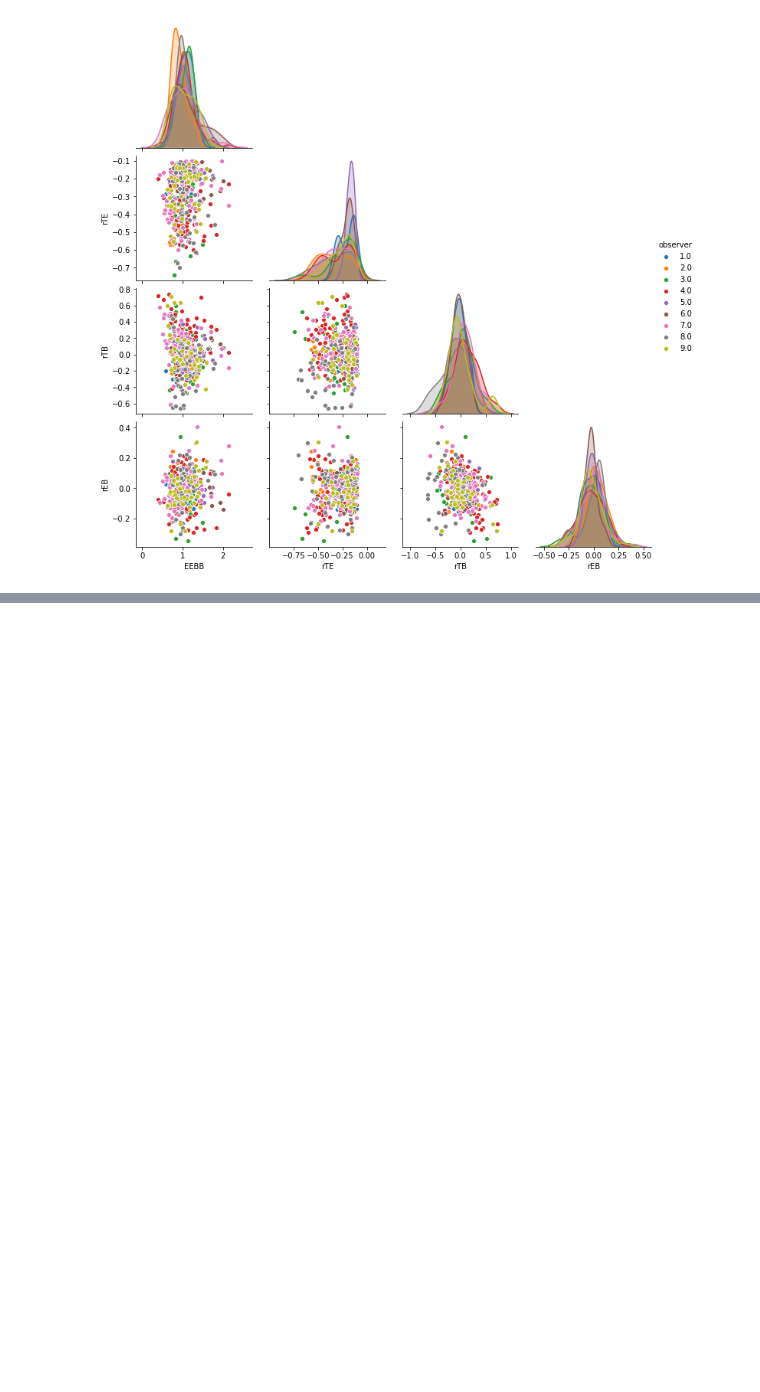
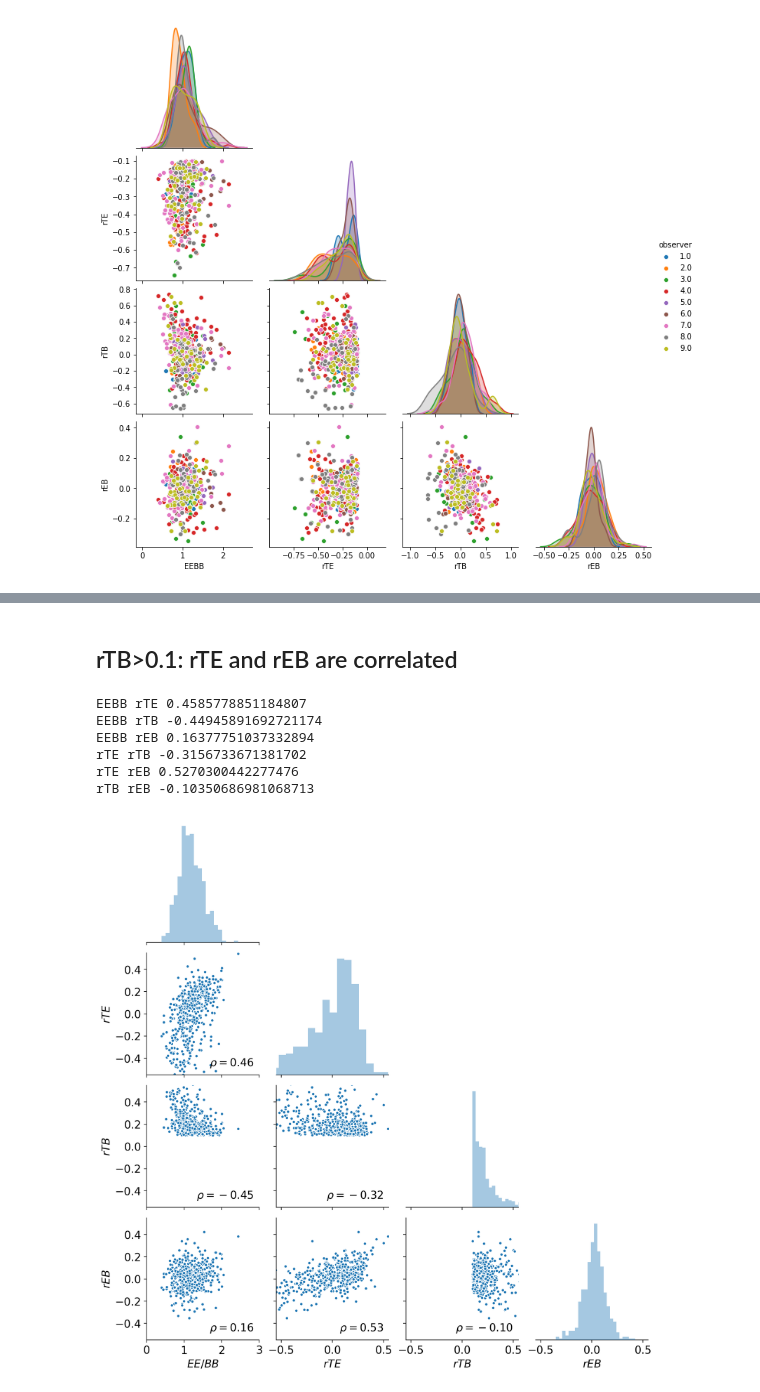
Before and after one commit to changgoo/TIGRESS-TB-EB, a Jupyter notebook: notebook/namaster-cl-correlation.ipynb, the cells around one changed output, grey strips where cells are left out. Saved outputs shown, nothing was run; the diff lists cells and outputs as text; code cells hidden in the pictures; blank space fills up the shorter version.

```diff
--- a/notebook/namaster-cl-correlation.ipynb
+++ b/notebook/namaster-cl-correlation.ipynb
@@ -102,4 +141,6 @@ g.savefig('../figures/rTEp01_ratios_b60.png',bbox_inches='tight',dpi=200)
 # %%
-g = sns.pairplot(df.where((df.rTE<-0.1) & (df.EEBB<3)),hue='observer',dropna=True,corner=True)
-g.savefig('../figures/rTEn01_ratios_b60.png',bbox_inches='tight',dpi=200)
+with plt.style.context({'figure.dpi':200,'font.size':14}):
+    df_selected = df[['EEBB','rTE','rTB','rEB']].where((df.rTE<-0.1))
+    g = pair_plot_with_corr(df_selected)
+    g.savefig('../figures/rTEn01_all_{}.png'.format(bcut),bbox_inches='tight',dpi=200)
 # %% [output]
@@ -106,0 +154,15 @@ g.savefig('../figures/rTEn01_ratios_b60.png',bbox_inches='tight',dpi=200)
+# %% [markdown]
+## rTB>0.1: rTE and rEB are correlated
+# %%
+with plt.style.context({'figure.dpi':200,'font.size':14}):
+    df_selected = df[['EEBB','rTE','rTB','rEB']].where((df.rTB>0.1))
+    g = pair_plot_with_corr(df_selected)
+    g.savefig('../figures/rTBp01_all_{}.png'.format(bcut),bbox_inches='tight',dpi=200)
+# %% [output]
+EEBB rTE 0.4585778851184807
+EEBB rTB -0.44945891692721174
+EEBB rEB 0.16377751037332894
+rTE rTB -0.3156733671381702
+rTE rEB 0.5270300442277476
+rTB rEB -0.10350686981068713
+[figure, added]
```
Also changed, not shown: parts of 20 cells of this notebook, 1 other file.
